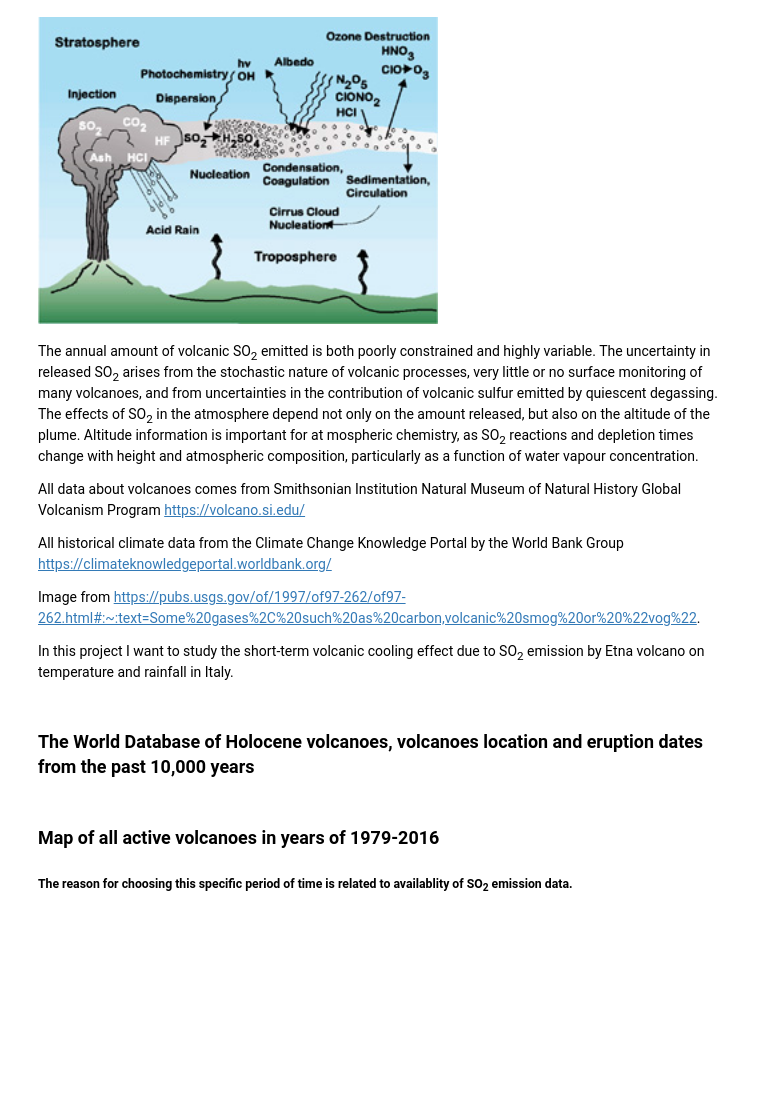
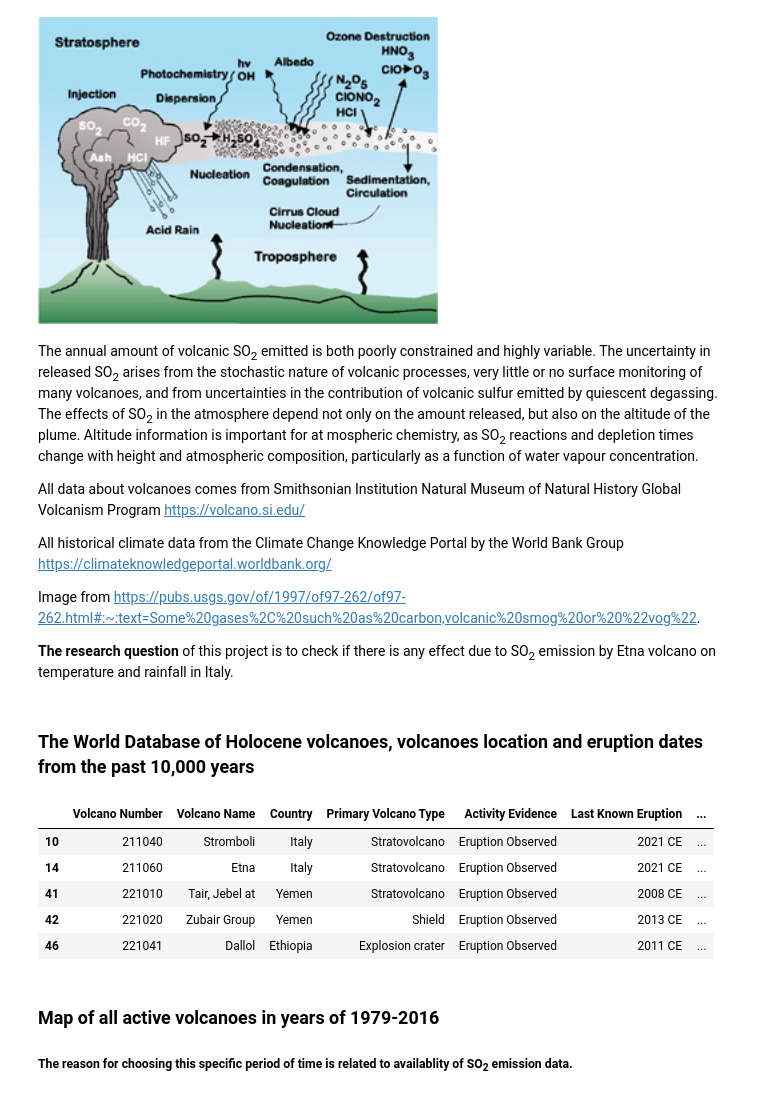
Before and after one commit to zmois/Volcanic-SO2-emission, a Jupyter notebook: Volcanos_project.ipynb, the cells around one changed output. Cells and saved outputs as stored; diff of their text form; code cells hidden in the pictures; blank space fills up the shorter version.

```diff
--- a/Volcanos_project.ipynb
+++ b/Volcanos_project.ipynb
@@ -19,7 +19,7 @@ https://climateknowledgeportal.worldbank.org/
 
 Image from https://pubs.usgs.gov/of/1997/of97-262/of97-262.html#:~:text=Some%20gases%2C%20such%20as%20carbon,volcanic%20smog%20or%20%22vog%22.
 
-In this project I want to study the short-term volcanic cooling effect due to SO<sub>2</sub> emission by Etna volcano on temperature and rainfall in Italy.
+**The research question** of this project is to check if there is any effect due to SO<sub>2</sub> emission by Etna volcano on temperature and rainfall in Italy.
 # %%
 # Importing the libraries
 import warnings
@@ -42,18 +42,25 @@ data = pd.read_excel('./GVP_Volcano_List_Holocene.xls', skiprows = 1)
 # %%
 # Cleaning up the Data
 data['Primary Volcano Type'] = data['Primary Volcano Type'].str.replace('\(\w*\)','')
 data.drop(data[data['Last Known Eruption'] == 'Unknown'].index, inplace = True)
 data['Volcano Name'] = data['Volcano Name'].str.replace('\(\w*\)','')
 
 # Separating Eruption Year to BCE-Before Common Era (or BC) and CE-Common Era (or AD)
 data[['LastYearEruption', 'Era']] = data['Last Known Eruption'].str.split(n = 1, expand = True)
 
 # Deleting volcanos if last eruption was in BCE Era
 data = data.replace(to_replace ='None', value = np.nan).dropna()
 data.drop(data[data['Era'] == 'BCE'].index, inplace = True)
 data['LastYearEruption'] = data['LastYearEruption'].apply(pd.to_numeric)
 data.drop(data[data['LastYearEruption'] <= 1979].index, inplace = True)
-#data.head()
+data.head()
+# %% [output]
+|  | Volcano Number | Volcano Name | Country | Primary Volcano Type | Activity Evidence | Last Known Eruption | ... |
+| 10 | 211040 | Stromboli | Italy | Stratovolcano | Eruption Observed | 2021 CE | ... |
+| 14 | 211060 | Etna | Italy | Stratovolcano | Eruption Observed | 2021 CE | ... |
+| 41 | 221010 | Tair, Jebel at | Yemen | Stratovolcano | Eruption Observed | 2008 CE | ... |
+| 42 | 221020 | Zubair Group | Yemen | Shield | Eruption Observed | 2013 CE | ... |
+| 46 | 221041 | Dallol | Ethiopia | Explosion crater | Eruption Observed | 2011 CE | ... |
 # %% [markdown]
 ### Map of all active volcanoes in years of 1979-2016
 ##### The reason for choosing this specific period of time is related to availablity of SO<sub>2</sub> emission data.
```
Also changed, not shown: parts of 6 cells of this notebook.
